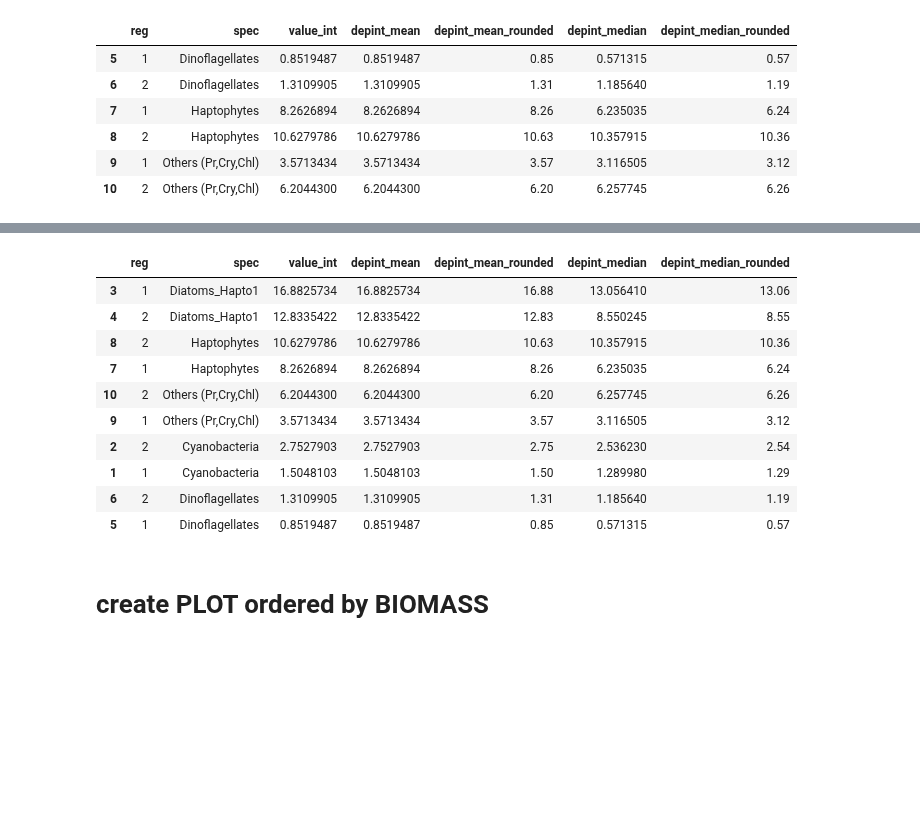
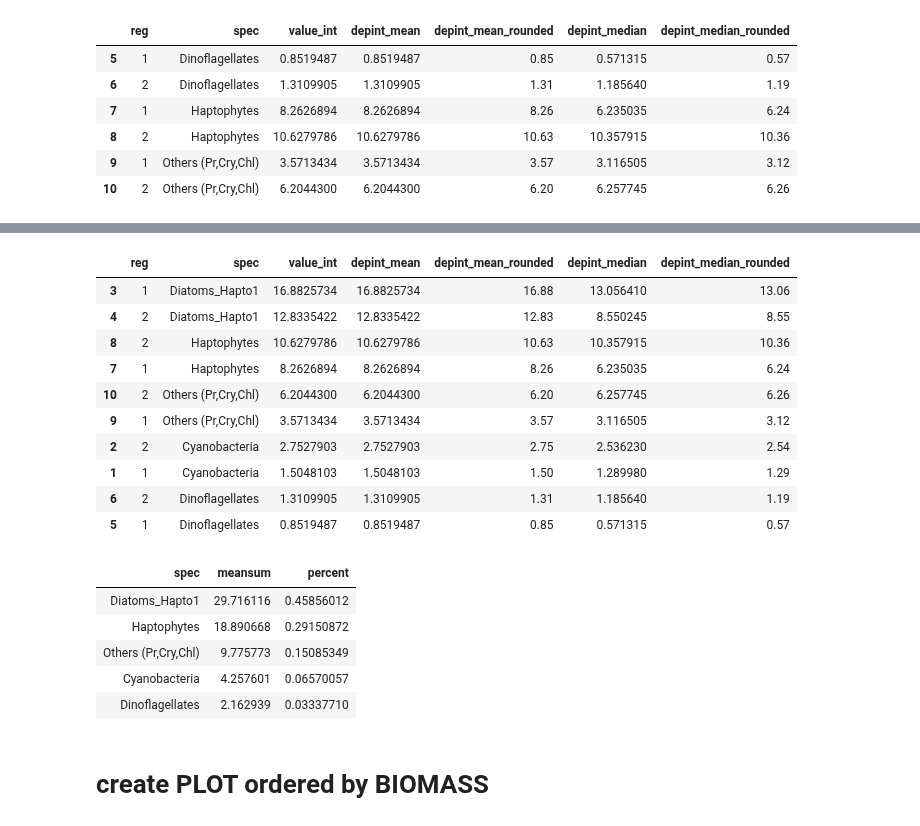
Before and after one commit to ben1post/BennyPhD, a Jupyter notebook: CaRiaco/RegimeShiftNotebooks/HPLC_Pinckney/PLOT_FunctionalGroupBOXPLOT.R.ipynb, the cells around one changed output, grey strips where cells are left out. Drawn from its saved outputs; the diff is of its cells as text; code cells hidden in the pictures; blank space fills up the shorter version.

```diff
--- a/CaRiaco/RegimeShiftNotebooks/HPLC_Pinckney/PLOT_FunctionalGroupBOXPLOT.R.ipynb
+++ b/CaRiaco/RegimeShiftNotebooks/HPLC_Pinckney/PLOT_FunctionalGroupBOXPLOT.R.ipynb
@@ -385,23 +402,33 @@ tail(NewComb_FT_means)
 # %%
 # now check for biomass ranking of all types:
 NewComb_FT_means[order(NewComb_FT_means$depint_mean, decreasing = T),]
 
 NewComb_FT_means_sum <- NewComb_FT_means %>%
     group_by(spec) %>%
     summarise(meansum = sum(depint_mean)) %>%
     arrange(desc(meansum))
+
+total <- sum(NewComb_FT_means_sum$meansum)
+NewComb_FT_means_sum$percent <- NewComb_FT_means_sum$meansum/total
+NewComb_FT_means_sum
 # %% [output]
 |  | reg | spec | value_int | depint_mean | depint_mean_rounded | depint_median | depint_median_rounded |
 | 3 | 1 | Diatoms_Hapto1 | 16.8825734 | 16.8825734 | 16.88 | 13.056410 | 13.06 |
 | 4 | 2 | Diatoms_Hapto1 | 12.8335422 | 12.8335422 | 12.83 | 8.550245 | 8.55 |
 | 8 | 2 | Haptophytes | 10.6279786 | 10.6279786 | 10.63 | 10.357915 | 10.36 |
 | 7 | 1 | Haptophytes | 8.2626894 | 8.2626894 | 8.26 | 6.235035 | 6.24 |
 | 10 | 2 | Others (Pr,Cry,Chl) | 6.2044300 | 6.2044300 | 6.20 | 6.257745 | 6.26 |
 | 9 | 1 | Others (Pr,Cry,Chl) | 3.5713434 | 3.5713434 | 3.57 | 3.116505 | 3.12 |
 | 2 | 2 | Cyanobacteria | 2.7527903 | 2.7527903 | 2.75 | 2.536230 | 2.54 |
 | 1 | 1 | Cyanobacteria | 1.5048103 | 1.5048103 | 1.50 | 1.289980 | 1.29 |
 | 6 | 2 | Dinoflagellates | 1.3109905 | 1.3109905 | 1.31 | 1.185640 | 1.19 |
 | 5 | 1 | Dinoflagellates | 0.8519487 | 0.8519487 | 0.85 | 0.571315 | 0.57 |
+| spec | meansum | percent |
+| Diatoms_Hapto1 | 29.716116 | 0.45856012 |
+| Haptophytes | 18.890668 | 0.29150872 |
+| Others (Pr,Cry,Chl) | 9.775773 | 0.15085349 |
+| Cyanobacteria | 4.257601 | 0.06570057 |
+| Dinoflagellates | 2.162939 | 0.03337710 |
 # %% [markdown]
 # create PLOT ordered by BIOMASS
 # %%
```
Also changed, not shown: parts of 1 cell of this notebook, 33 other files.
